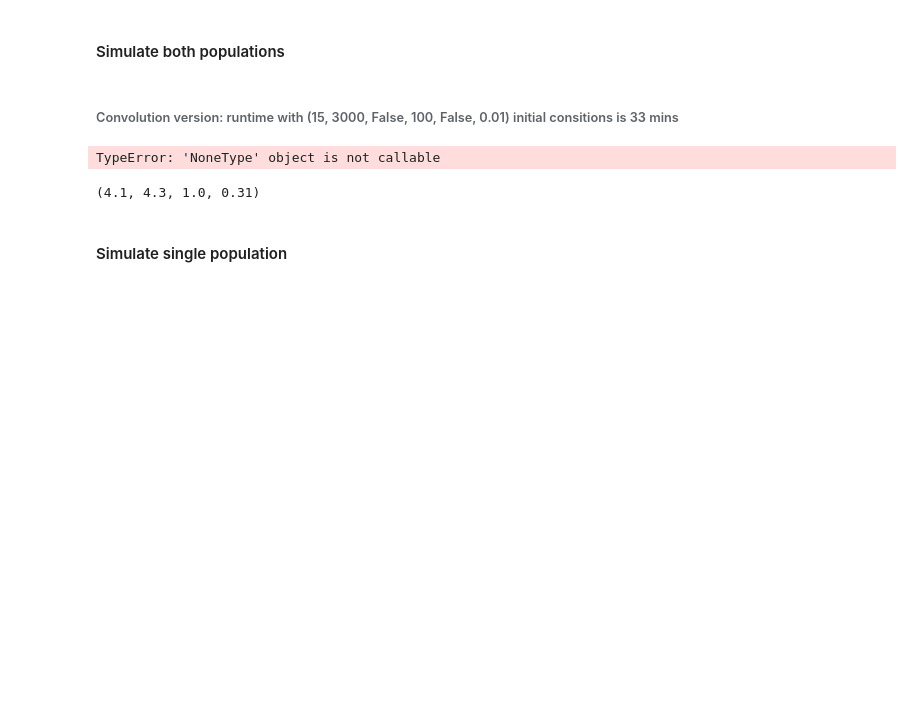
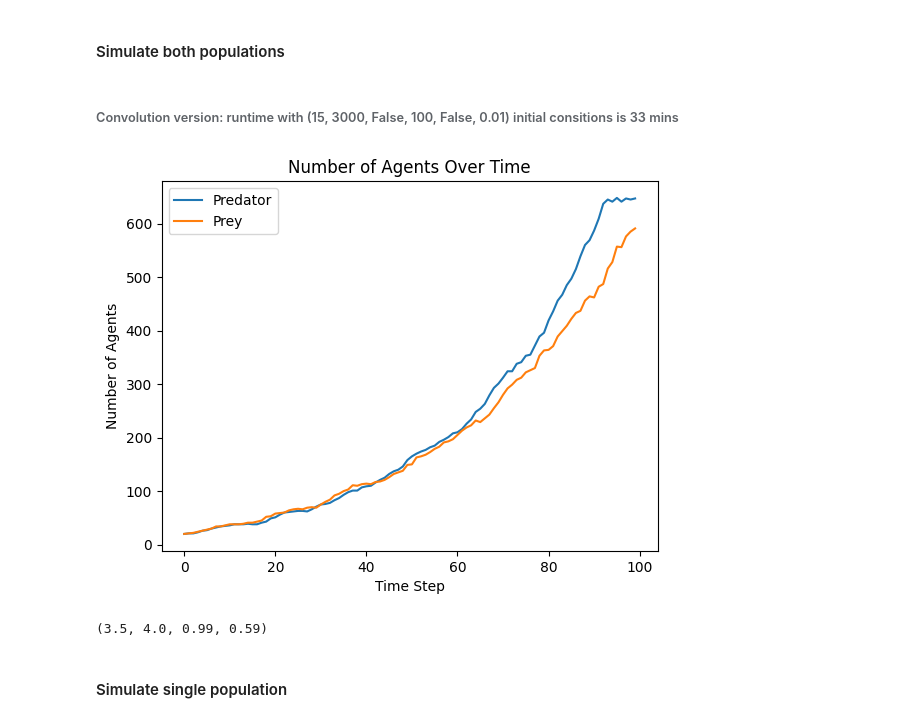
Before and after one commit to IlyaSchneider10/BottMedical_Microbiome, a Jupyter notebook: Play_around.ipynb, the cells around one changed output. Saved outputs shown, nothing was run; the diff lists cells and outputs as text; code cells hidden in the pictures; blank space fills up the shorter version.

```diff
--- a/Play_around.ipynb
+++ b/Play_around.ipynb
@@ -167,38 +175,38 @@ create_batch_report(results)
 # %% [markdown]
 ###### Convolution version: runtime with (15, 3000, False, 100, False, 0.01) initial consitions is 33 mins
 # %%
-#Making x steps with in the model
-x = 1000
+# Making x steps with in the model
+x = 100
 
 model = Microbiome(20, 20, False, 25, 25, immediate_killing = False, aggressiveness = 0.01, avrg_viability_time_type_a = 50)
 for i in range(x):
     model.step()
 
 # Check the numbers of agents
 
 agent_num_data = model.datacollector.get_model_vars_dataframe()
-num_of_agents_1 = agent_num_data.loc[:,"Type_a_1"]
-num_of_agents_2 = agent_num_data.loc[:,"Type_a_2"]
+num_of_agents_1 = agent_num_data.loc[:,"A1_Number"]
+num_of_agents_2 = agent_num_data.loc[:,"A2_Number"]
 number_of_time_steps = agent_num_data.index
 
 # Plotting the number of agents over time
 plt.plot(number_of_time_steps, num_of_agents_1, label = "Predator")
 plt.plot(number_of_time_steps, num_of_agents_2, label = "Prey")
 
 # Adding labels and title
 plt.legend()
 plt.xlabel('Time Step')
 plt.ylabel('Number of Agents')
 plt.title('Number of Agents Over Time')
 
 # Displaying the plot
 plt.show()
 # %% [output]
-TypeError: 'NoneType' object is not callable
+[figure, added]
 # %%
 model.output_initial_conditions()
 # %% [output]
-(4.1, 4.3, 1.0, 0.31)
+(3.5, 4.0, 0.99, 0.59)
 # %% [markdown]
 #### Simulate single population
 # %%
```
Also changed, not shown: parts of 6 cells of this notebook, 5 other files.
